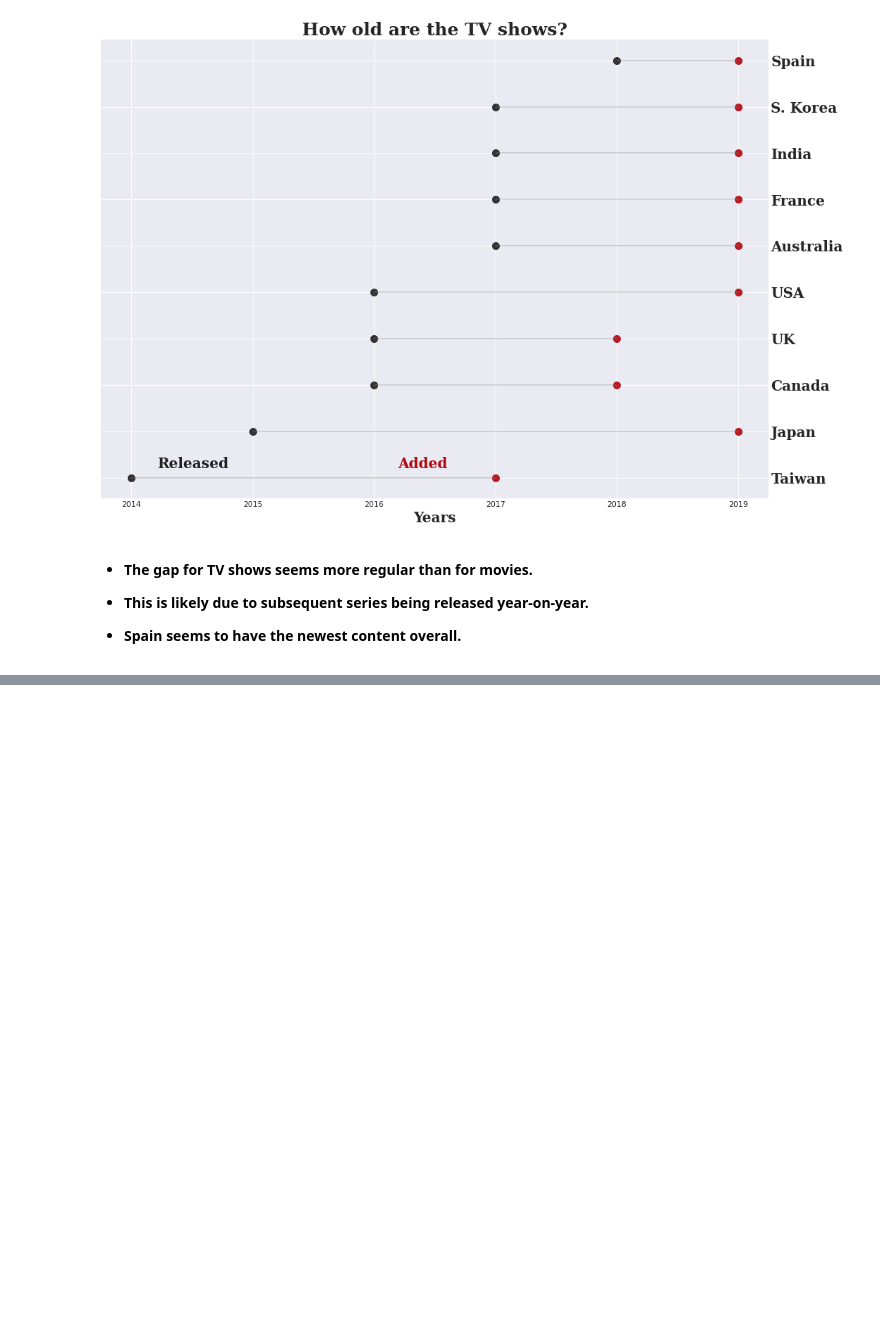
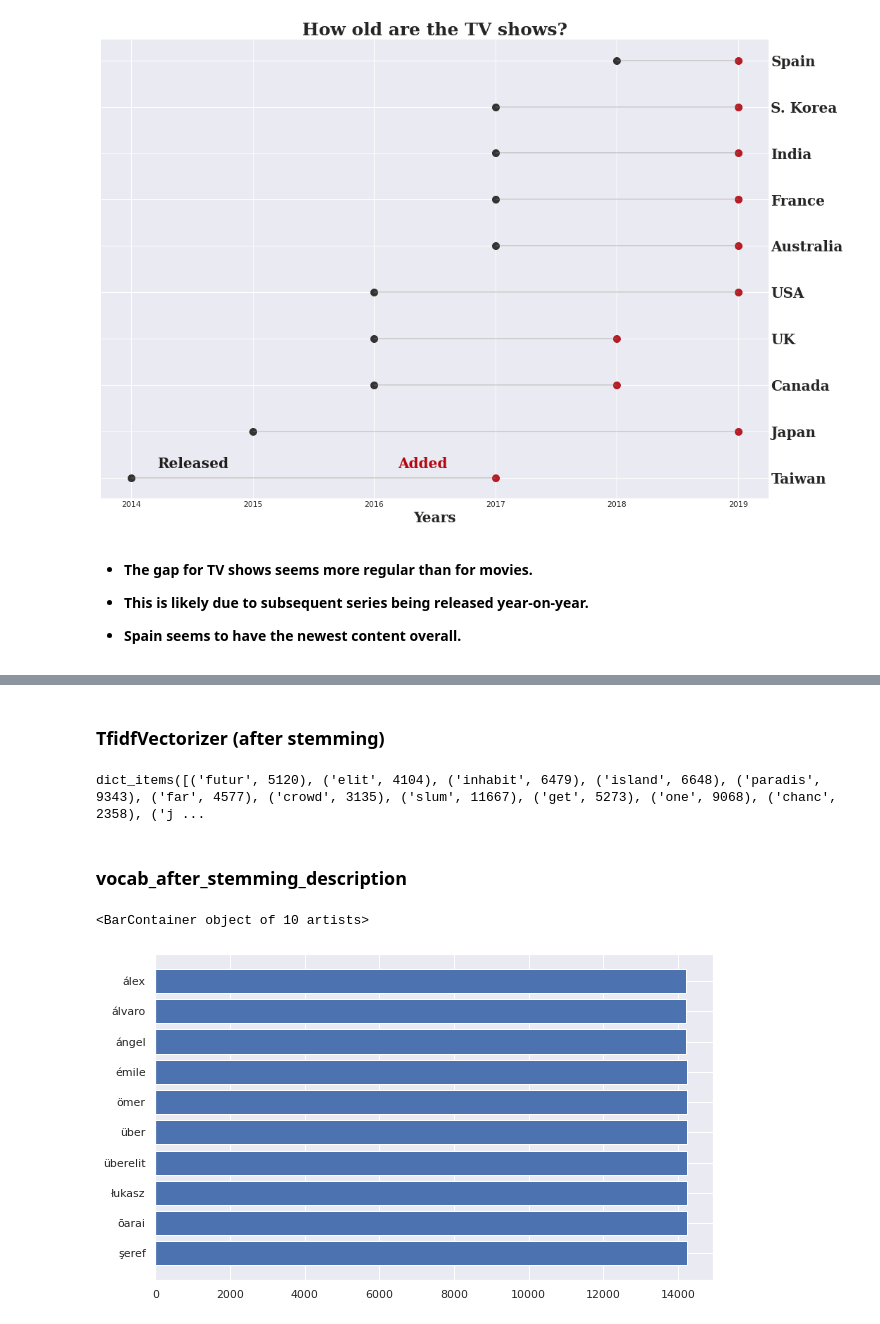
Before and after one commit to priyankashinde-DS/Capstone_project-Netflix_Movies-TV_Shows, a Jupyter notebook: NETFLIX_MOVIES_AND_TV_SHOWS_CLUSTERING.ipynb, the cells around one changed output, grey strips where cells are left out. Drawn from its saved outputs; the diff is of its cells as text; code cells hidden in the pictures; blank space fills up the shorter version.

```diff
--- a/NETFLIX_MOVIES_AND_TV_SHOWS_CLUSTERING.ipynb
+++ b/NETFLIX_MOVIES_AND_TV_SHOWS_CLUSTERING.ipynb
@@ -1091,0 +1385,37 @@ overall.**
+# %% [markdown]
+### **TfidfVectorizer (after stemming)**
+# %%
+# Create the object of tfid vectorizer
+tfid_vectorizer = TfidfVectorizer()
+
+# Fit the vectorizer using the text data
+tfid_vectorizer.fit(netflix_df['description'])
+
+# Collect the vocabulary items used in the vectorizer
+dictionary = tfid_vectorizer.vocabulary_.items()
+# %%
+dictionary
+# %% [output]
+dict_items([('futur', 5120), ('elit', 4104), ('inhabit', 6479), ('island', 6648), ('paradis', 9343), ('far', 4577), ('crowd', 3135), ('slum', 11667), ('get', 5273), ('one', 9068), ('chanc', 2358), ('j ...
+# %%
+# Lists to store the vocab and counts
+vocab = []
+count_of_vocab = []
+# Iterate through each vocab and count append the value to designated lists
+for key, value in dictionary:
+    vocab.append(key)
+    count_of_vocab.append(value)
+# %% [markdown]
+### **vocab_after_stemming_description**
+# %%
+vocab_after_stemming_desp = pd.DataFrame({"Word": vocab , "count" :count_of_vocab})
+# Sort the dataframe by count
+vocab_after_stemming_desp = vocab_after_stemming_desp.sort_values("count" ,ascending=False)
+# %%
+top10_most_ocurred_vocab_desp_in_after_stem = vocab_after_stemming_desp.head(10)
+# %%
+plt.figure( figsize = ( 10,6 ))
+plt.barh(top10_most_ocurred_vocab_desp_in_after_stem['Word'] , top10_most_ocurred_vocab_desp_in_after_stem['count'] )
+# %% [output]
+<BarContainer object of 10 artists>
+[figure, added]
```
Also changed, not shown: parts of 55 cells of this notebook.
